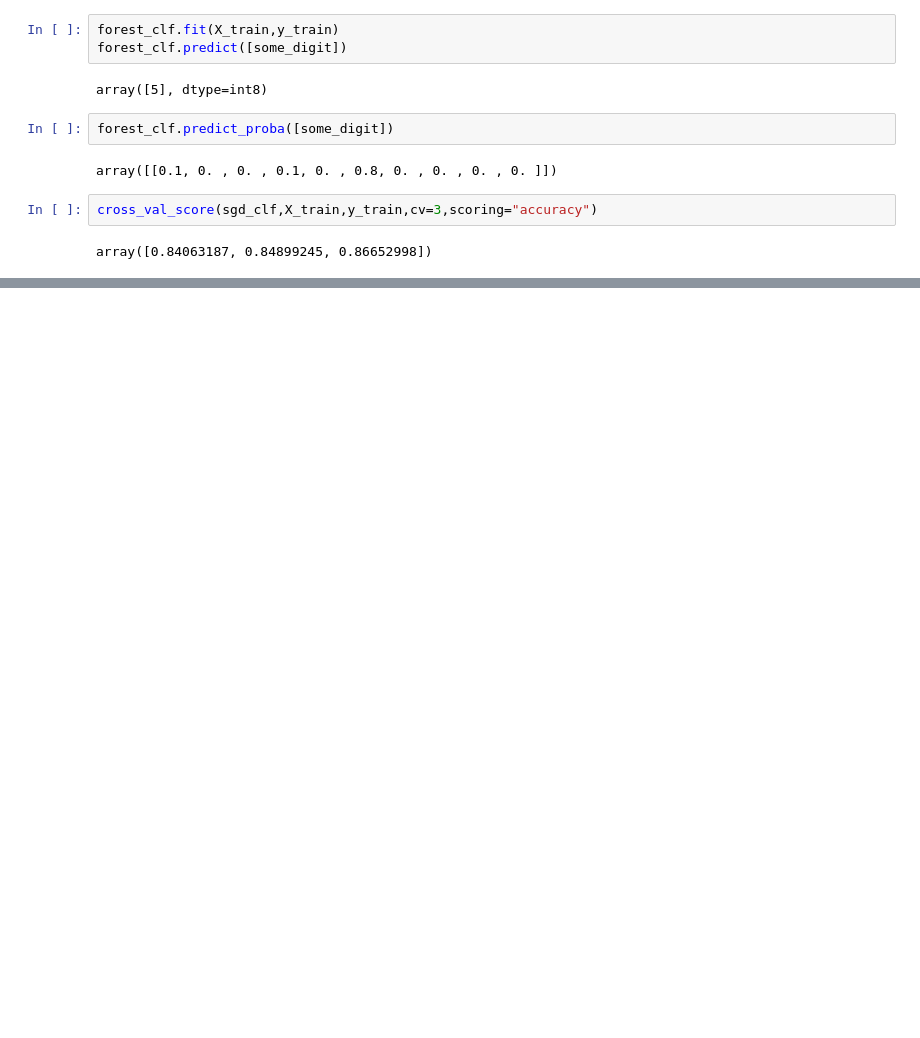
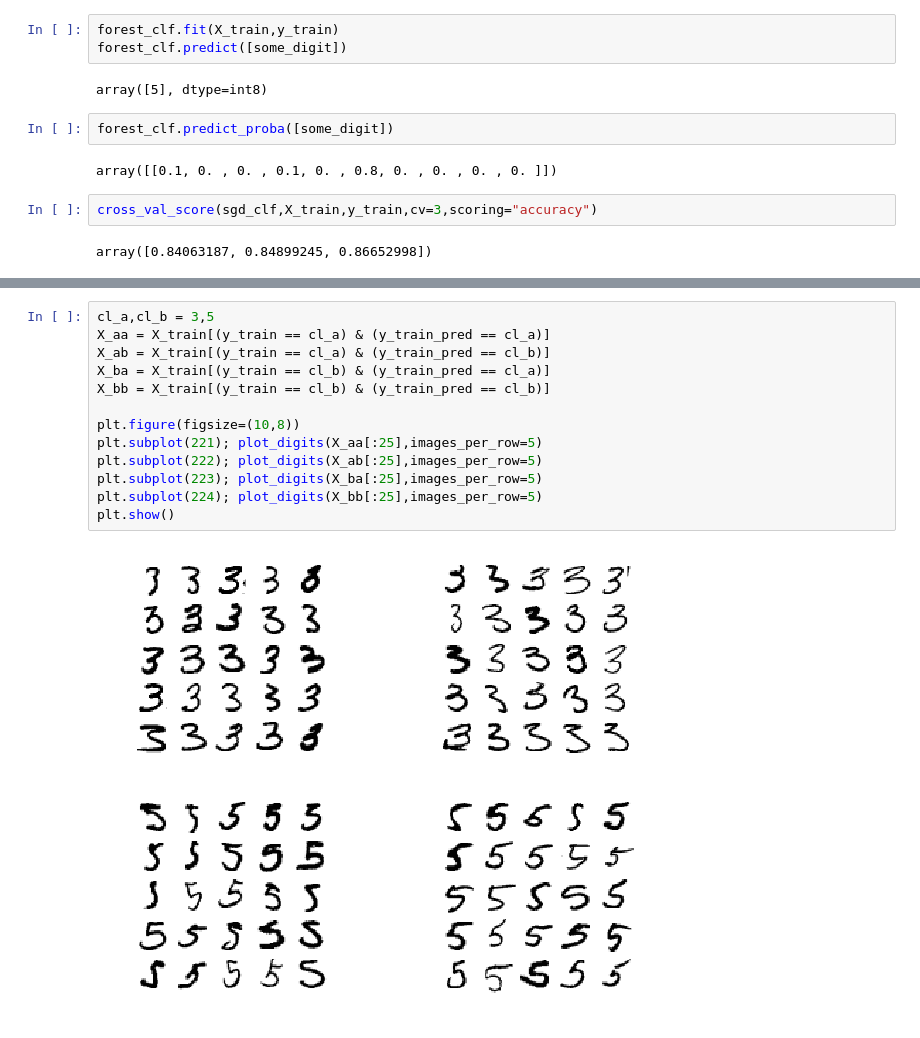
Before and after one commit to bartezz32/tensorflow-anaconda, a Jupyter notebook: chapter3/MNIST.ipynb, the cells around one changed output, grey strips where cells are left out. Cells and saved outputs as stored; diff of their text form; blank space fills up the shorter version.

```diff
--- a/chapter3/MNIST.ipynb
+++ b/chapter3/MNIST.ipynb
@@ -359,0 +392,15 @@ cros
+# %%
+cl_a,cl_b = 3,5
+X_aa = X_train[(y_train == cl_a) & (y_train_pred == cl_a)]
+X_ab = X_train[(y_train == cl_a) & (y_train_pred == cl_b)]
+X_ba = X_train[(y_train == cl_b) & (y_train_pred == cl_a)]
+X_bb = X_train[(y_train == cl_b) & (y_train_pred == cl_b)]
+
+plt.figure(figsize=(10,8))
+plt.subplot(221); plot_digits(X_aa[:25],images_per_row=5)
+plt.subplot(222); plot_digits(X_ab[:25],images_per_row=5)
+plt.subplot(223); plot_digits(X_ba[:25],images_per_row=5)
+plt.subplot(224); plot_digits(X_bb[:25],images_per_row=5)
+plt.show()
+# %% [output]
+[figure, added]
```
Also changed, not shown: parts of 12 cells of this notebook.
